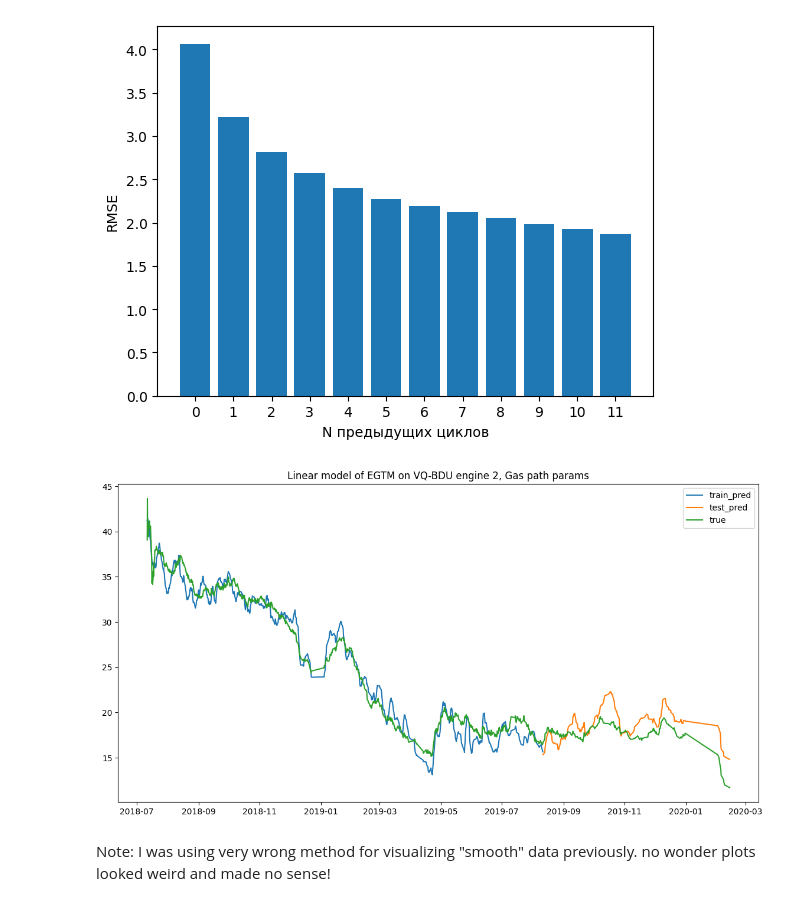
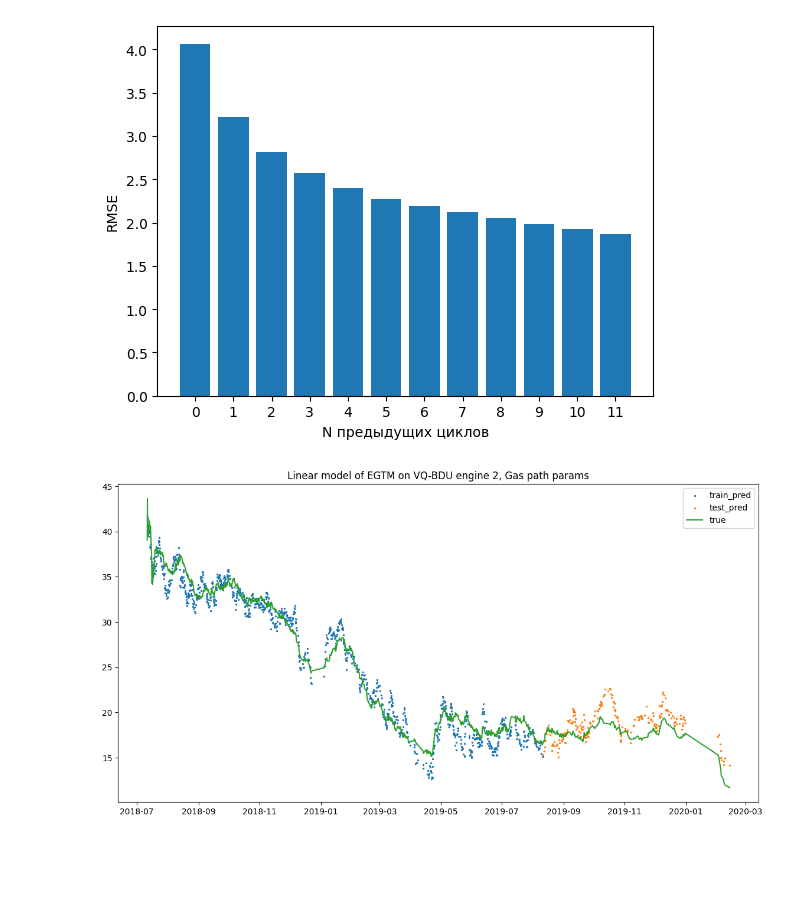
Before and after one commit to skeptlk/ecm, a Jupyter notebook: 15_jan_recursive_features.ipynb, the cells around one changed output. Cells and saved outputs as stored; diff of their text form; code cells hidden in the pictures; blank space fills up the shorter version.

Commit message:
Update visualizations

```diff
--- a/15_jan_recursive_features.ipynb
+++ b/15_jan_recursive_features.ipynb
@@ -45,23 +45,24 @@ def get_recursive_features(data: List[pd.DataFrame], features = [], n_back = 1):
 
 data = get_recursive_features([bgu, bdu], features=selected_params, n_back=1)
 # %%
-from sklearn.linear_model import LinearRegression, Ridge
+from sklearn.linear_model import Ridge
 from sklearn.metrics import mean_squared_error, mean_absolute_error, r2_score
 
-def train_model(X, y, model = 'linreg'):
+def train_model(X, y):
   assert len(X) == len(y)
   train_i = int(len(X) * 75 / 100)
   X_train, y_train = X[0:train_i], y[0:train_i]
   X_test, y_test = X[train_i:], y[train_i:]
+  assert len(X_train) + len(X_test) == len(X)
 
   model = Ridge(alpha=0.2)
 
   model.fit(X_train, y_train)
 
   predicted_train = model.predict(X_train)
-  mse = mean_squared_error(y_train, predicted_train, squared=False)
-  mae = mean_absolute_error(y_train, predicted_train)
-  r2 = r2_score(y_train, predicted_train)
+  # mse = mean_squared_error(y_train, predicted_train, squared=False)
+  # mae = mean_absolute_error(y_train, predicted_train)
+  # r2 = r2_score(y_train, predicted_train)
 
   predicted_test = model.predict(X_test)
   mse = mean_squared_error(y_test, predicted_test, squared=False)
@@ -80,7 +81,8 @@ print(mse, mae, r2)
 # %%
-best_pred = (predicted_train, predicted_test)
+best_pred = (predicted_train.copy(), predicted_test.copy())
 best_mse = mse
 history = [mse]
+pred_history = []
 
 for i in range(1, 12):
   data = get_recursive_features([bgu, bdu], features=selected_params, n_back=i)
@@ -90,9 +92,13 @@ for i in range(1, 12):
   history.append(mse)
   if mse < best_mse:
     best_mse = mse
-    best_pred = (predicted_train, predicted_test)
+    best_pred = (predicted_train.copy(), predicted_test.copy())
+
+  pred_history.append((predicted_train.copy(), predicted_test.copy()))
+
   print(f"{i} features back: rmse={mse:.3f} mae={mae:.3f} r2={r2:.3f}")
   print(f"Total features: {X.shape[1]}")
+  print("Here: ", mean_absolute_error(y_test, predicted_test) == mae)
 # %% [output]
 1 features back: rmse=3.222 mae=2.573 r2=-0.860
 Total features: 26
@@ -149,8 +155,6 @@ def plot_predictions(data, acnum, pos, train_i, predicted_test, predicted_train,
   plt.show()
 # %%
 
-plot_predictions(data, 'VQ-BDU', 2, train_i, predicted_test, predicted_train)
+plot_predictions(data, 'VQ-BDU', 2, train_i, best_pred[1], best_pred[0], is_smooth=False)
 # %% [output]
-[figure, old version]
+[figure, new version]
-# %% [markdown]
-Note: I was using very wrong method for visualizing "smooth" data previously. no wonder plots looked weird and made no sense!
```
Also changed, not shown: parts of 3 cells of this notebook, 1 other file.
